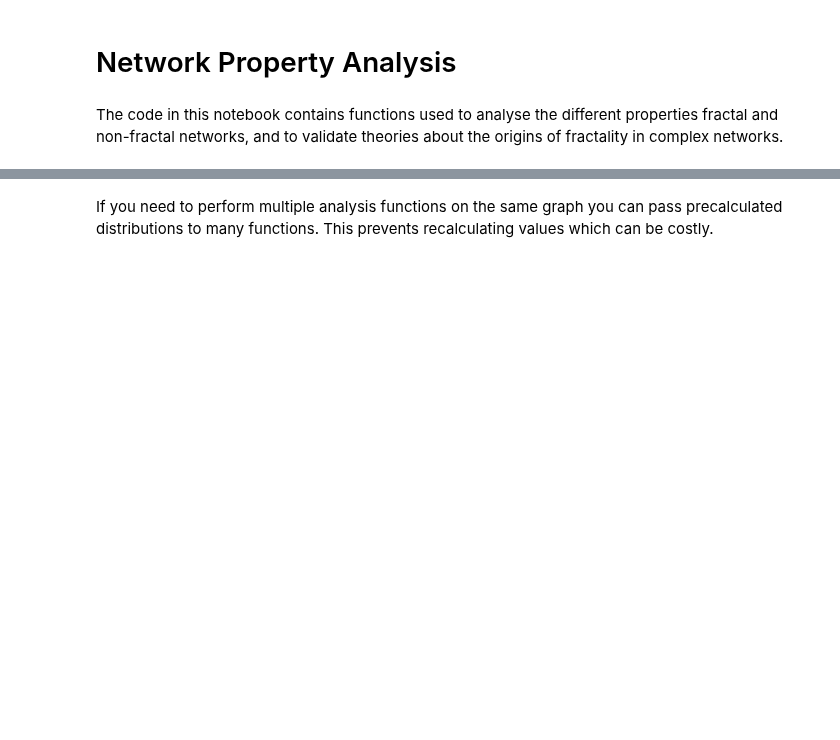
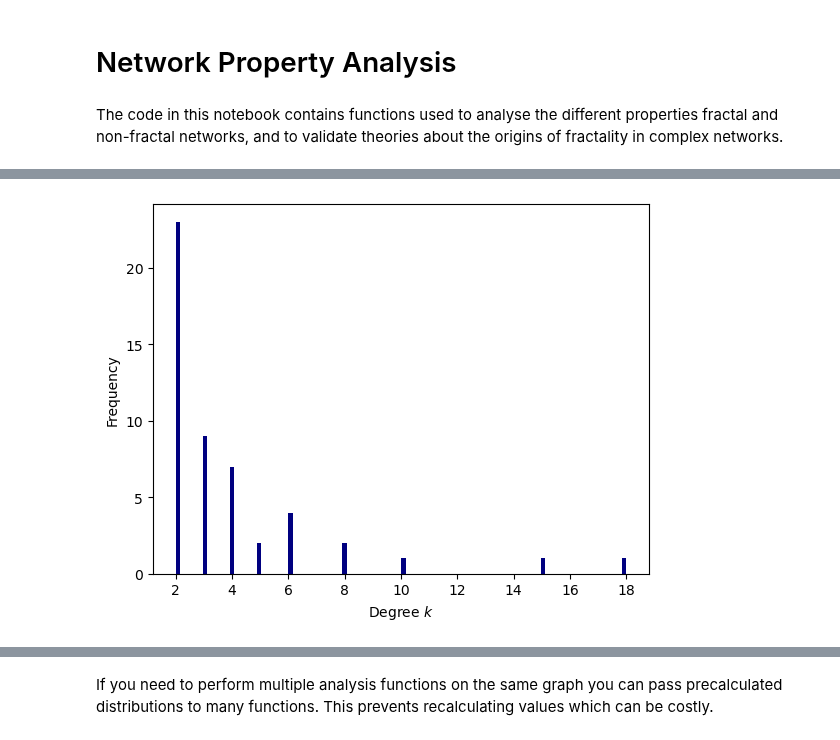
Before and after one commit to katherinehamilton/fractalnetworks, a Jupyter notebook: network-properties.ipynb, the cells around one changed output, grey strips where cells are left out. Cells and saved outputs as stored; diff of their text form; code cells hidden in the pictures; blank space fills up the shorter version.

```diff
--- a/network-properties.ipynb
+++ b/network-properties.ipynb
@@ -92,0 +136,4 @@ plot_betweenness_centralities(G)
+# %%
+fn.plot_degree_distribution(G)
+# %% [output]
+[figure, added]
```
Also changed, not shown: parts of 259 cells of this notebook, 2 other files.
